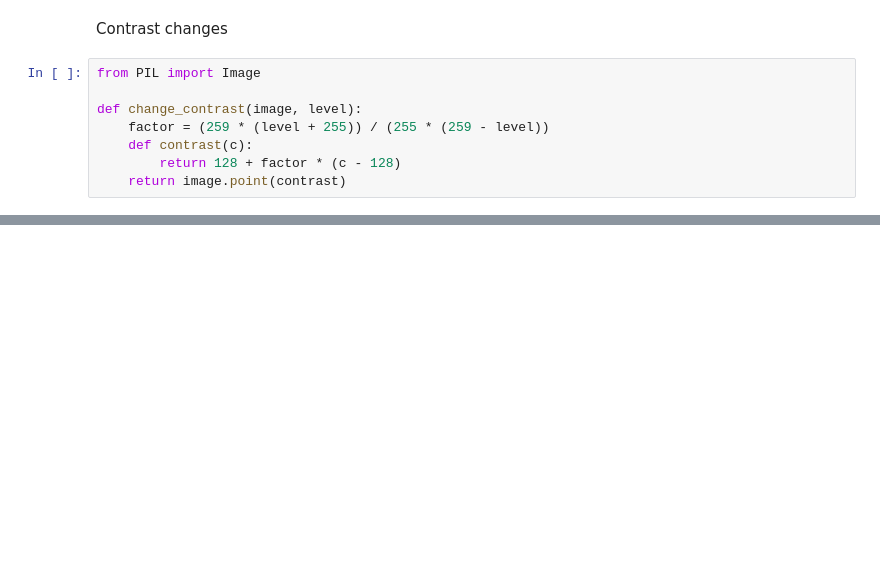
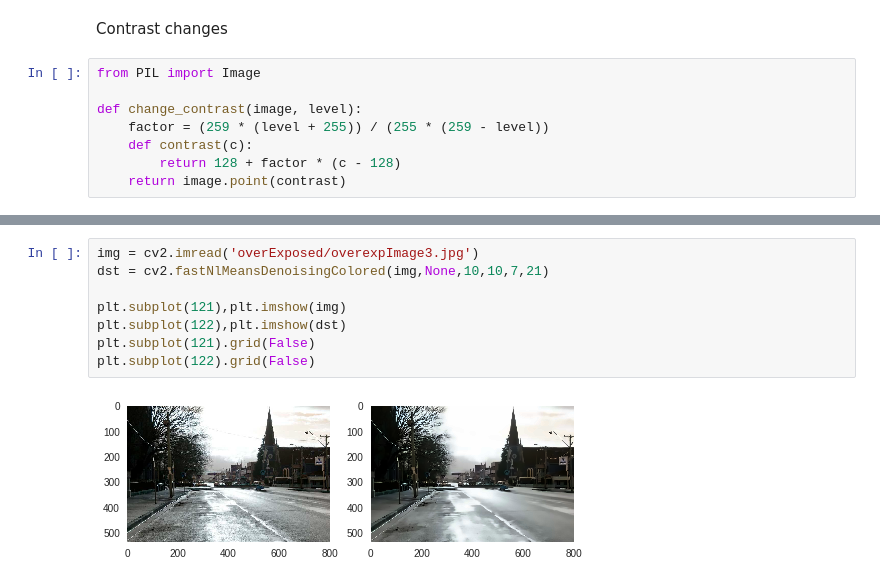
Before and after one commit to UjjwalSaxena/road-glare-removal-tests, a Jupyter notebook: tests1.ipynb, the cells around one changed output, grey strips where cells are left out. Drawn from its saved outputs; the diff is of its cells as text; blank space fills up the shorter version.

```diff
--- a/tests1.ipynb
+++ b/tests1.ipynb
@@ -261,0 +506,10 @@ plt.show()
+# %%
+img = cv2.imread('overExposed/overexpImage3.jpg')
+dst = cv2.fastNlMeansDenoisingColored(img,None,10,10,7,21)
+
+plt.subplot(121),plt.imshow(img)
+plt.subplot(122),plt.imshow(dst)
+plt.subplot(121).grid(False)
+plt.subplot(122).grid(False)
+# %% [output]
+[figure, added]
```
Also changed, not shown: parts of 10 cells of this notebook.
